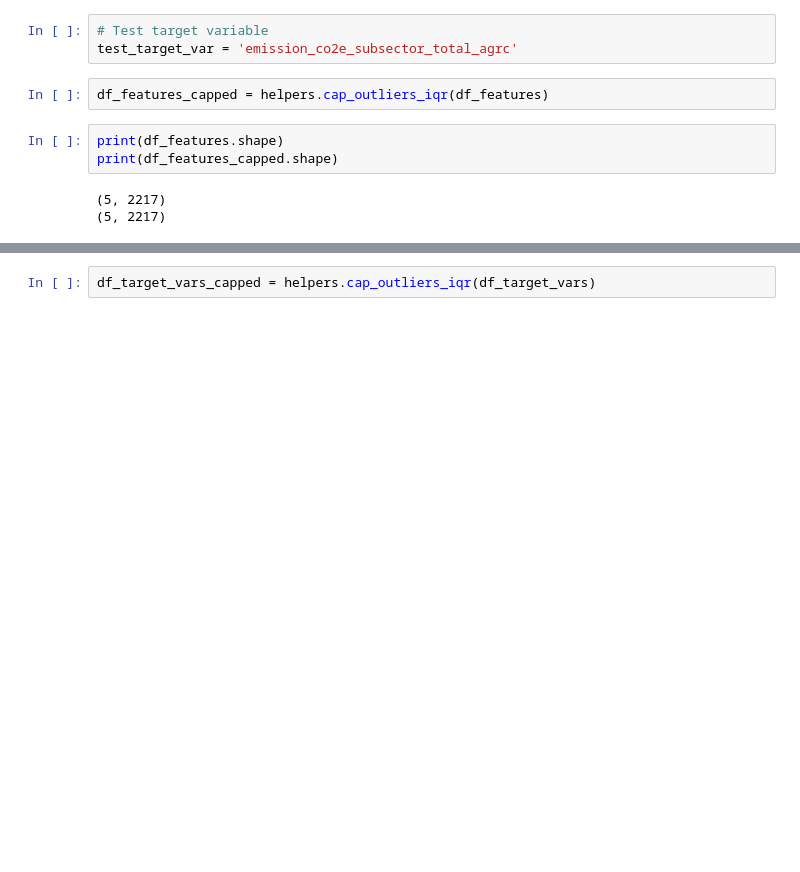
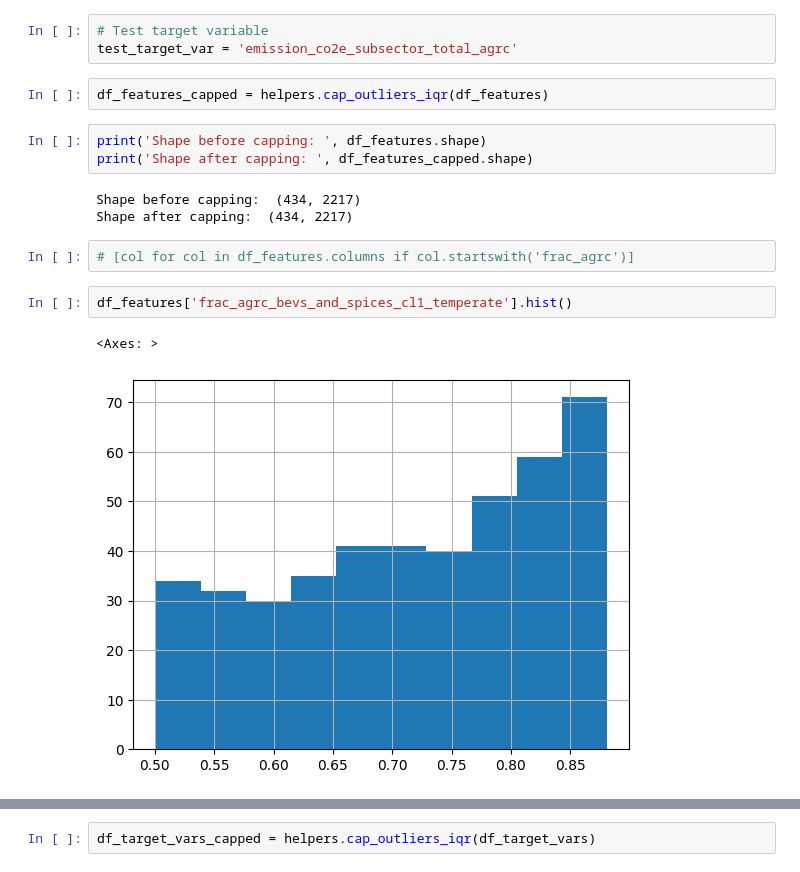
Before and after one commit to JuanRobledo12/sensitivity_analysis, a Jupyter notebook: RF_model_draft.ipynb, the cells around one changed output, grey strips where cells are left out. Drawn from its saved outputs; the diff is of its cells as text; blank space fills up the shorter version.

```diff
--- a/RF_model_draft.ipynb
+++ b/RF_model_draft.ipynb
@@ -208,8 +196,15 @@ test_target_var = 'emission_co2e_subsector_total_agrc'
 # %%
 df_features_capped = helpers.cap_outliers_iqr(df_features)
 # %%
-print(df_features.shape)
-print(df_features_capped.shape)
+print('Shape before capping: ', df_features.shape)
+print('Shape after capping: ', df_features_capped.shape)
 # %% [output]
-(5, 2217)
-(5, 2217)
+Shape before capping:  (434, 2217)
+Shape after capping:  (434, 2217)
+# %%
+# [col for col in df_features.columns if col.startswith('frac_agrc')]
+# %%
+df_features['frac_agrc_bevs_and_spices_cl1_temperate'].hist()
+# %% [output]
+<Axes: >
+[figure, added]
```
Also changed, not shown: parts of 25 cells of this notebook, 3 other files.
